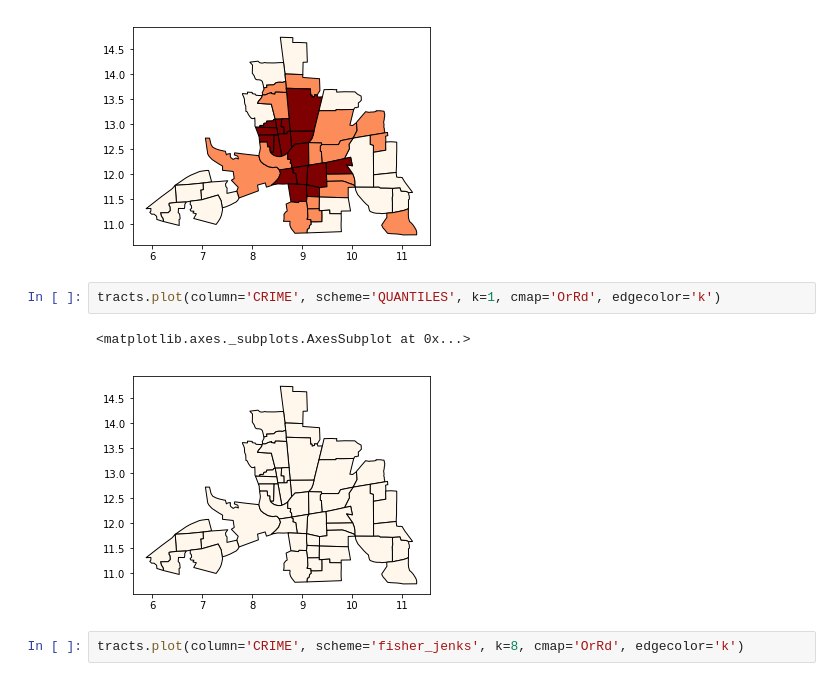
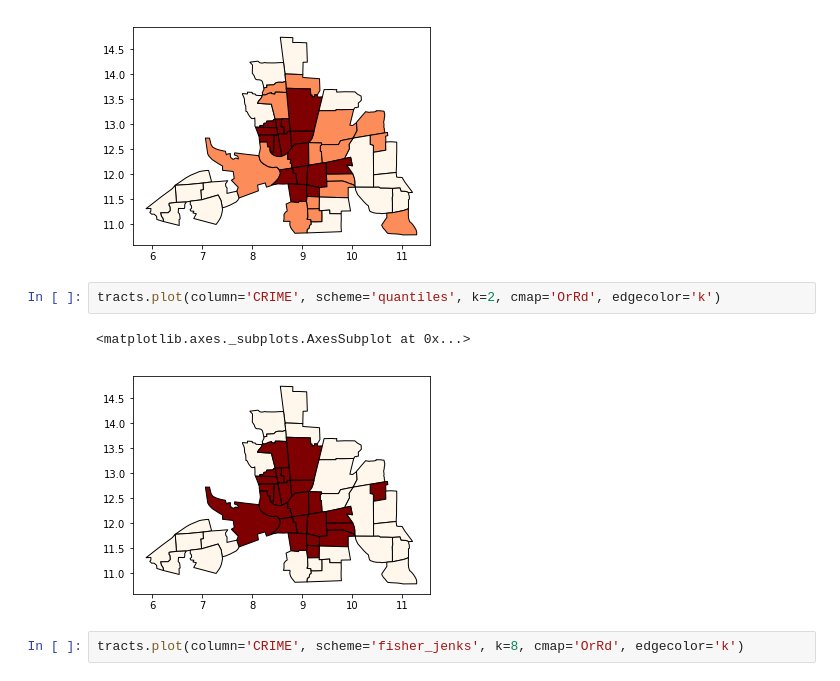
Before and after one commit to geopandas/geopandas, a Jupyter notebook: examples/choropleths.ipynb, the cells around one changed output. Cells and saved outputs as stored; diff of their text form.

```diff
--- a/examples/choropleths.ipynb
+++ b/examples/choropleths.ipynb
@@ -25,10 +41,10 @@ tracts.plot(column='CRIME', scheme='quantiles', k=3, cmap='OrRd', edgecolor='k')
 <matplotlib.axes._subplots.AxesSubplot at 0x...>
 [figure]
 # %%
-tracts.plot(column='CRIME', scheme='QUANTILES', k=1, cmap='OrRd', edgecolor='k')
+tracts.plot(column='CRIME', scheme='quantiles', k=2, cmap='OrRd', edgecolor='k')
 # %% [output]
 <matplotlib.axes._subplots.AxesSubplot at 0x...>
-[figure, old version]
+[figure, new version]
 # %%
 tracts.plot(column='CRIME', scheme='fisher_jenks', k=8, cmap='OrRd', edgecolor='k')
 # %% [output]
```
Also changed, not shown: parts of 3 cells of this notebook.
